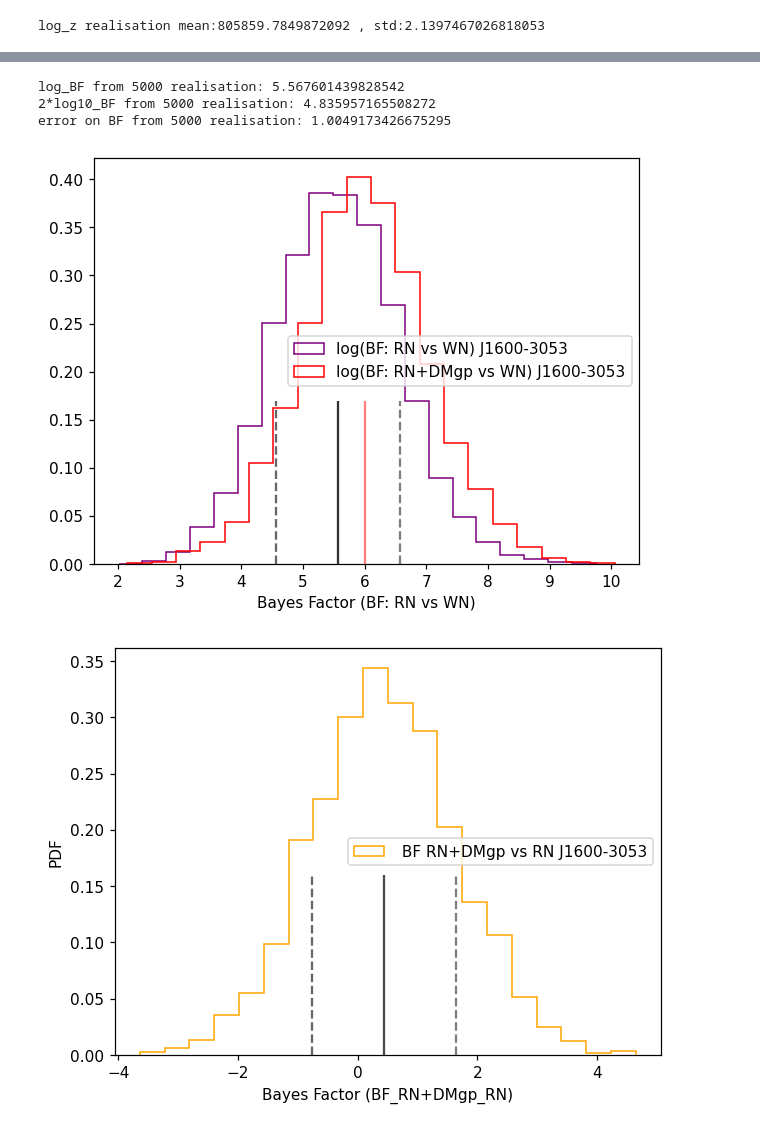
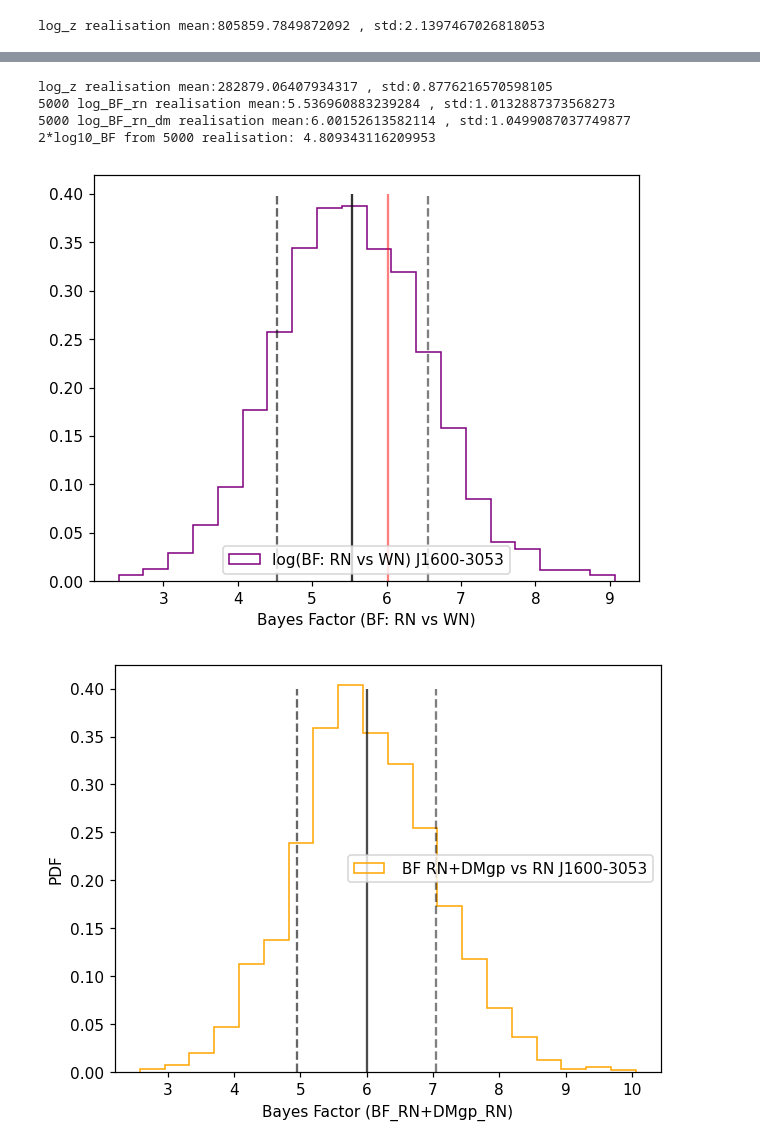
Before and after one commit to ApokryphaV1/GSS-estimator, a Jupyter notebook: Nanograv/single_noise_analysis/scripts/single_plot.ipynb, the cells around one changed output, grey strips where cells are left out. Drawn from its saved outputs; the diff is of its cells as text; code cells hidden in the pictures.

Commit message:
fixes to plotting

```diff
--- a/Nanograv/single_noise_analysis/scripts/single_plot.ipynb
+++ b/Nanograv/single_noise_analysis/scripts/single_plot.ipynb
@@ -119,8 +118,7 @@ plt.xlim(min(J1713_0747_wn),max(J1713_0747_rn))
 plt.ylabel('PDF')
 plt.legend()
 plt.show()
-plt.rcParams['figure.dpi'] = 110
-N = 4000
+N = 1000
 BF = np.zeros(N)
 BF_dm = np.zeros(N)
 
@@ -138,9 +136,9 @@ plt.legend()
 plt.xlabel('Log(Bayes Factor)')
 plt.figure()
 for i in range(N):
-    rn_z = np.random.choice(J1713_0747_rn)
+    wn_z = np.random.choice(J1713_0747_wn)
     rndm_z = np.random.choice(J1713_0747_rn_dmgp)
-    BF_dm[i] =  rn_z - rndm_z
+    BF_dm[i] = rndm_z - wn_z
 ymax=0.2
 plt.hist(BF_dm,bins= 20,alpha=1,density=True,histtype='step',color='orange',label='Log(BF: WN+RN vs WN+RN+DMgp)')
 plt.vlines(np.mean(BF_dm), ymin=0, ymax=ymax,colors='black',alpha=0.7,label='mean')
@@ -149,7 +147,9 @@ plt.vlines(np.mean(BF_dm)+np.std(BF_dm), ymin=0, ymax=ymax,colors='black',linest
 plt.legend()
 plt.xlabel('Log(Bayes Factor)')
 plt.ylabel('PDF')
-print('log_BF from',N,'realisation:',np.mean(BF))
+print(f'{N} log_BF_rn realisation mean:{np.mean(BF)} , std:{np.std(BF)}')
+print(f'{N} log_BF_rn_dm realisation mean:{np.mean(BF_dm)} , std:{np.std(BF_dm)}')
+
 print('2*log10_BF from',N,'realisation:',2*np.log10(np.exp(np.mean(BF))))
 print('error on BF from',N,'realisation:',np.std(BF))
 # %% [output]
@@ -229,7 +230,7 @@ plt.hist(J1600_3053_dmgp ,alpha=1,bins= nbin,histtype='step',density=True,color=
 
 #plt.hist(J1600_3053_rn_dmgp ,alpha=0.5,bins= nbin,histtype='step',density=True,color='purple',label='log(z) of RN+DMgp for J1600-3053')
 plt.hist(J1600_3053_rn_dmgp ,alpha=1,bins= nbin,histtype='step',density=True,color='purple',label='RN+DMgp')
-ymax = 0.16
+ymax = 0.7
 
 plt.vlines(np.mean(J1600_3053_wn), ymin=0, ymax=ymax,linestyle='dashed',alpha=1,color='grey')
 plt.vlines(np.mean(J1600_3053_rn), ymin=0, ymax=ymax,linestyle='dashed',alpha=1,color='orange')
@@ -242,18 +243,14 @@ plt.show()
 plt.rcParams['figure.dpi'] = 110
 N = 5000
 BF = np.zeros(N)
-BF2 = np.zeros(N)
 BF_dm = np.zeros(N)
 
 for i in range(N):
-    rndm_z = np.random.choice(J1600_3053_rn_dmgp)
     rn_z = np.random.choice(J1600_3053_rn)
     wn_z = np.random.choice(J1600_3053_wn)
     BF[i] =  rn_z-wn_z
-    BF2[i] = rndm_z - wn_z
-ymax=0.17
+ymax=0.4
 plt.hist(BF,bins= 20,alpha=1,density=True,histtype='step',color='purple',label='log(BF: RN vs WN) J1600-3053')
-plt.hist(BF2,bins= 20,alpha=1,density=True,histtype='step',color='red',label='log(BF: RN+DMgp vs WN) J1600-3053')
 plt.vlines(np.mean(BF2), ymin=0, ymax=ymax,colors='red',alpha=0.5)#,label='mean (BF_RN+DMgp_DMgp ')
 plt.vlines(np.mean(BF), ymin=0, ymax=ymax,colors='black',alpha=0.8)#,label='mean (BF_RN+DMgp_DMgp ')
 plt.vlines(np.mean(BF)-np.std(BF), ymin=0, ymax=ymax,colors='black',linestyle='dashed',alpha=0.6)
@@ -262,10 +259,10 @@ plt.legend()
 plt.xlabel('Bayes Factor (BF: RN vs WN)')
 plt.figure()
 for i in range(N):
-    rn_z = np.random.choice(J1600_3053_rn)
+    wn_z = np.random.choice(J1600_3053_wn)
     rndm_z = np.random.choice(J1600_3053_rn_dmgp)
-    BF_dm[i] =  rndm_z - rn_z
-ymax=0.16
+    BF_dm[i] =  rndm_z - wn_z
+ymax=0.4
 plt.hist(BF_dm,bins= 20,alpha=1,density=True,histtype='step',color='orange',label=' BF RN+DMgp vs RN J1600-3053')
 plt.vlines(np.mean(BF_dm), ymin=0, ymax=ymax,colors='black',alpha=0.7)#,label='mean  BF_RN_RN+DMgp ')
 plt.vlines(np.mean(BF_dm)-np.std(BF_dm), ymin=0, ymax=ymax,colors='black',linestyle='dashed',alpha=0.6)
@@ -274,7 +271,7 @@ plt.legend()
 plt.xlabel('Bayes Factor (BF_RN+DMgp_RN)')
 plt.ylabel('PDF')
 print(f'log_z realisation mean:{np.mean(J1600_3053_rn_dmgp)} , std:{np.std(J1600_3053_rn_dmgp)}')
-print('log_BF from',N,'realisation:',np.mean(BF))
+print(f'{N} log_BF_rn realisation mean:{np.mean(BF)} , std:{np.std(BF)}')
+print(f'{N} log_BF_rn_dm realisation mean:{np.mean(BF_dm)} , std:{np.std(BF_dm)}')
 print('2*log10_BF from',N,'realisation:',2*np.log10(np.exp(np.mean(BF))))
-print('error on BF from',N,'realisation:',np.std(BF))
 # %% [output]
@@ -282,8 +279,9 @@ print('error on BF from',N,'realisation:',np.std(BF))
-log_BF from 5000 realisation: 5.567601439828542
-2*log10_BF from 5000 realisation: 4.835957165508272
-error on BF from 5000 realisation: 1.0049173426675295
+log_z realisation mean:282879.06407934317 , std:0.8776216570598105
+5000 log_BF_rn realisation mean:5.536960883239284 , std:1.0132887373568273
+5000 log_BF_rn_dm realisation mean:6.00152613582114 , std:1.0499087037749877
+2*log10_BF from 5000 realisation: 4.809343116209953
-[figure, old version]
+[figure, new version]
-[figure, old version]
+[figure, new version]
 # %%
 N = 1000
 BF_inc = np.zeros(N)
```
Also changed, not shown: parts of 9 cells of this notebook.
